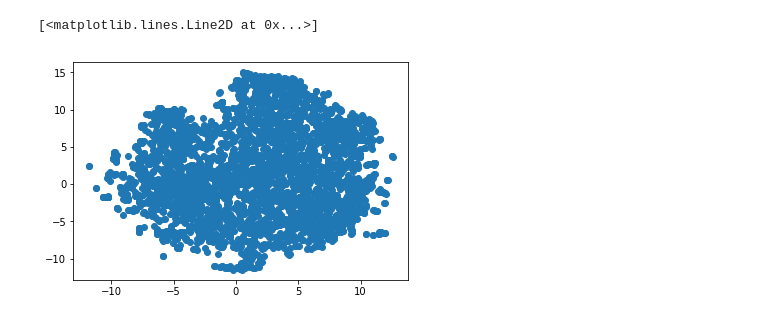
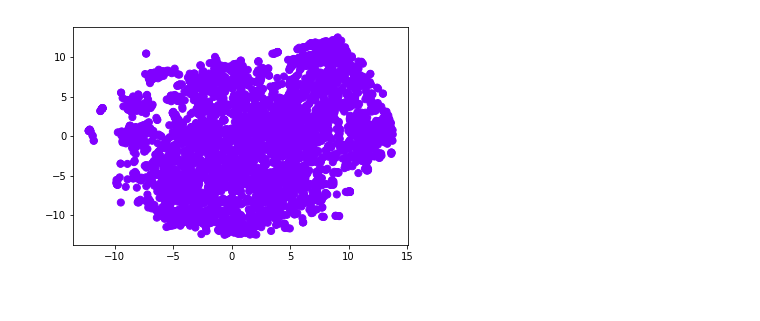
Before and after one commit to ptflores1/IIC1005-TareaGrande2, a Jupyter notebook: Tarea grande 2.ipynb, the cells around one changed output. Saved outputs shown, nothing was run; the diff lists cells and outputs as text; code cells hidden in the pictures.

```diff
--- a/Tarea grande 2.ipynb
+++ b/Tarea grande 2.ipynb
@@ -129,4 +124,0 @@ plt.plot(ts_reduced[:, 0], ts_reduced[:, 1], 'o')
-# %%
-# TSNE reduction
-ts_reduced = TS(rpm, 2, 50)
-plt.plot(ts_reduced[:, 0], ts_reduced[:, 1], 'o')
@@ -136,10 +125,3 @@ plt.plot(ts_reduced[:, 0], ts_reduced[:, 1], 'o')
-# %%
-# TSNE reduction
-ts_reduced = TS(rpm, 2, 50)
-plt.plot(ts_reduced[:, 0], ts_reduced[:, 1], 'o')
-# %% [output]
-[<matplotlib.lines.Line2D at 0x...>]
-[figure, removed]
 # %%
 # Generando archivos csv
 ids = read_dataset("byArtworkID/dataset.txt")[0]
@@ -159,3 +141,7 @@ data_to_csv("datasets/MS_data.csv", ids, ms_labels, positions)
 data_to_csv("datasets/DB_data_default.csv", ids, db_labels_default, positions)
 data_to_csv("datasets/DB_data_1.csv", ids, db_labels_1, positions)
 data_to_csv("datasets/DB_data_2.csv", ids, db_labels_2, positions)
+# %%
+plt.scatter(ts_reduced[:, 0], ts_reduced[:, 1], c=db_labels_default, s=50, cmap='rainbow');
+# %% [output]
+[figure, added]
```
Also changed, not shown: parts of 9 cells of this notebook, 10 other files.
